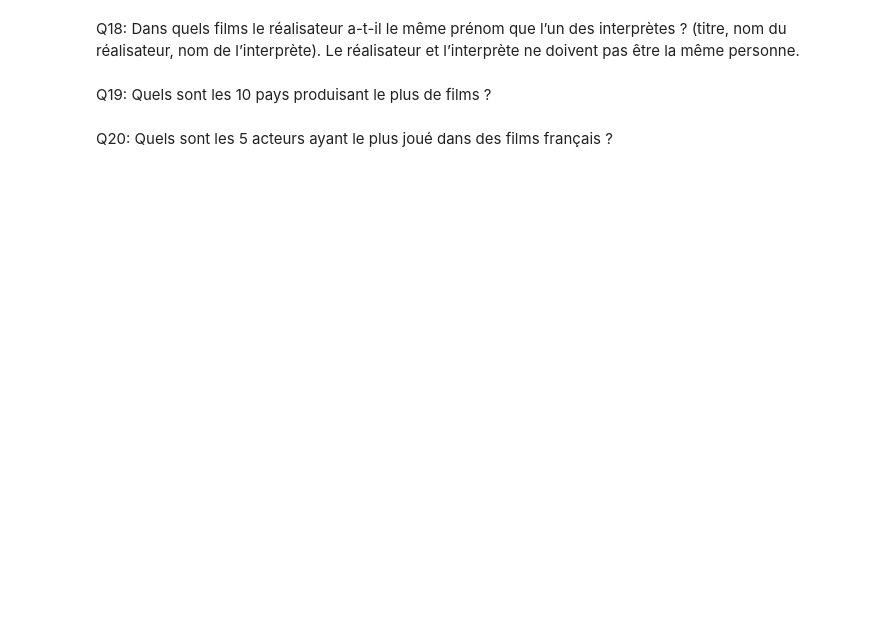
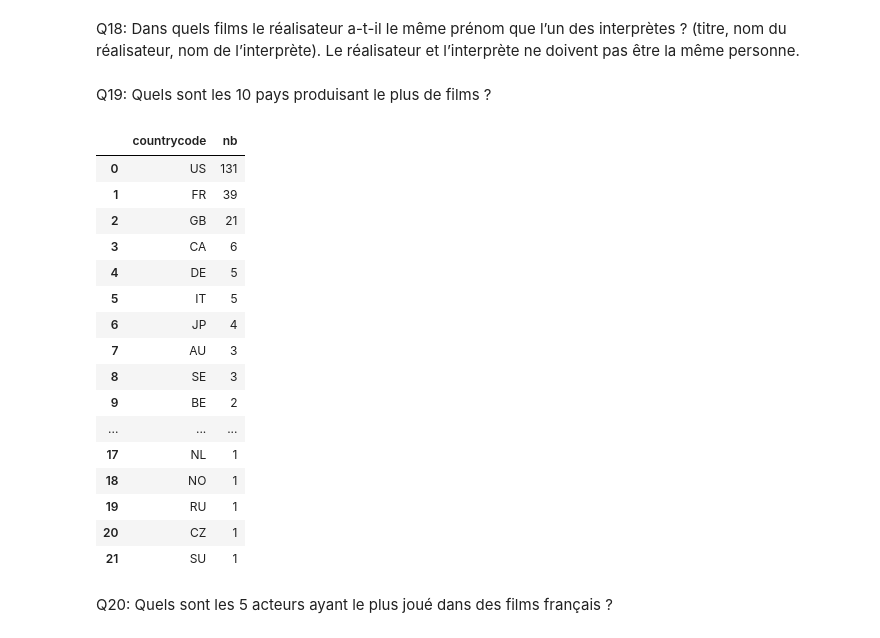
Before and after one commit to j3dec/movies3, a Jupyter notebook: movies-3.ipynb, the cells around one changed output. Cells and saved outputs as stored; diff of their text form; code cells hidden in the pictures; blank space fills up the shorter version.

```diff
--- a/movies-3.ipynb
+++ b/movies-3.ipynb
@@ -176,5 +334,25 @@ Q17: Donnez les noms et prénoms des réalisateurs qui ont tourné au moins deux
 Q18: Dans quels films le réalisateur a-t-il le même prénom que l’un des interprètes ? (titre, nom du réalisateur, nom de l’interprète). Le réalisateur et l’interprète ne doivent pas être la même personne.
 # %% [markdown]
 Q19: Quels sont les 10 pays produisant le plus de films ?
+# %%
+pd.read_sql("SELECT countrycode, count(countrycode) as nb FROM movies GROUP BY countrycode ORDER BY nb desc", engine)
+# %% [output]
+|  | countrycode | nb |
+| 0 | US | 131 |
+| 1 | FR | 39 |
+| 2 | GB | 21 |
+| 3 | CA | 6 |
+| 4 | DE | 5 |
+| 5 | IT | 5 |
+| 6 | JP | 4 |
+| 7 | AU | 3 |
+| 8 | SE | 3 |
+| 9 | BE | 2 |
+| ... | ... | ... |
+| 17 | NL | 1 |
+| 18 | NO | 1 |
+| 19 | RU | 1 |
+| 20 | CZ | 1 |
+| 21 | SU | 1 |
 # %% [markdown]
 Q20: Quels sont les 5 acteurs ayant le plus joué dans des films français ?
```
Also changed, not shown: parts of 15 cells of this notebook.
